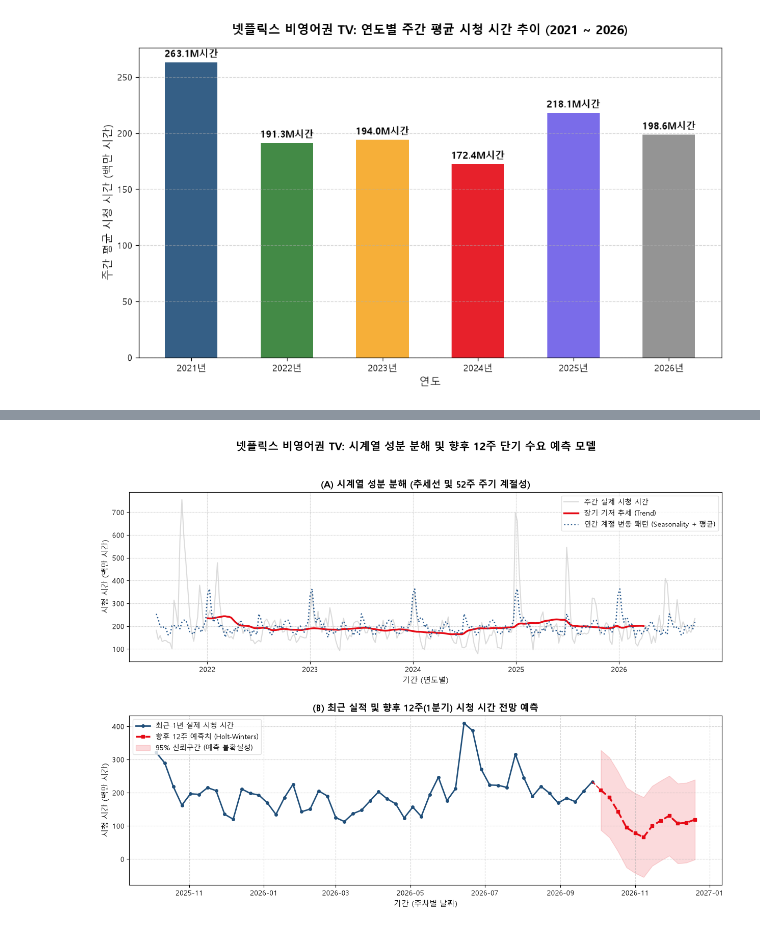
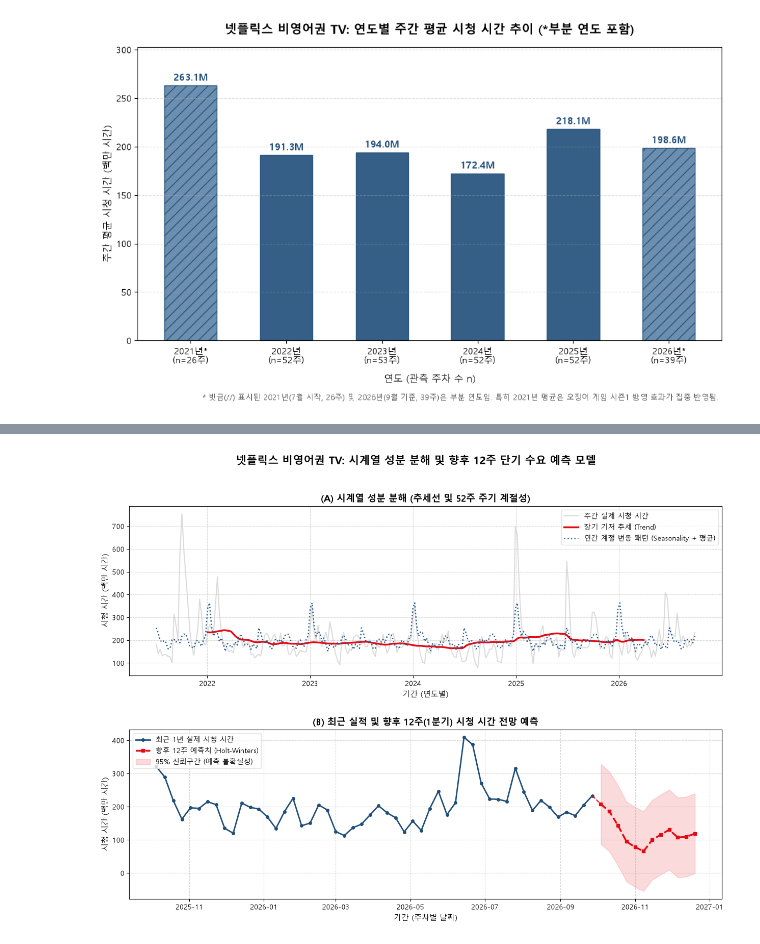
Before and after one commit to love4xox/netflix-content-lifecycle, a Jupyter notebook: notebooks/04_report_visualization.ipynb, the cells around one changed output, grey strips where cells are left out. Cells and saved outputs as stored; diff of their text form; code cells hidden in the pictures.

```diff
--- a/notebooks/04_report_visualization.ipynb
+++ b/notebooks/04_report_visualization.ipynb
@@ -188,47 +222,93 @@ print(f"3x2 종합 6종 대시보드 생성 및 저장 완료 -> {dashboard_path
 # %%
 import matplotlib.pyplot as plt
 import pandas as pd
 import warnings
 warnings.filterwarnings('ignore')
 
 # ---------------------------------------------------------
 # [한글 폰트 설정] 맑은 고딕 및 마이너스 부호 깨짐 방지
 # ---------------------------------------------------------
 plt.rcParams['font.family'] = 'Malgun Gothic'
 plt.rcParams['axes.unicode_minus'] = False
 
 # 1. 데이터 불러오기 및 연도별 집계
 weekly_macro = pd.read_csv('../data/processed/01_weekly_macro_series.csv')
 weekly_macro['week'] = pd.to_datetime(weekly_macro['week'])
 weekly_macro['year'] = weekly_macro['week'].dt.year
 
-yearly_stats = weekly_macro.groupby('year')['weekly_hours_viewed'].mean() / 1e6
+yearly_agg = weekly_macro.groupby('year').agg(
+    mean_hours=('weekly_hours_viewed', 'mean'),
+    week_count=('week', 'count')
+).reset_index()
+
+yearly_agg['year'] = yearly_agg['year'].astype(int)
+yearly_agg['week_count'] = yearly_agg['week_count'].astype(int)
+yearly_agg['mean_hours_m'] = yearly_agg['mean_hours'] / 1e6
+
+# 라벨 생성
+def make_year_label(row):
+    y = int(row['year'])
+    w = int(row['week_count'])
+    is_partial = "*" if y in [2021, 2026] else ""
+    return f"{y}년{is_partial}\n(n={w}주)"
+
+year_labels = yearly_agg.apply(make_year_label, axis=1).tolist()
+
+# [개선 1] 부분 연도(2021, 2026)와 완전 연도(2022~2025) 시각적 분리 (색상 + 빗금 해칭)
+bar_colors = ['#5C82A6' if y in [2021, 2026] else '#1F4E79' for y in yearly_agg['year']]
+bar_hatches = ['//' if y in [2021, 2026] else '' for y in yearly_agg['year']]
 
 # 2. 막대 그래프 시각화
-plt.figure(figsize=(10, 6))
+fig, ax = plt.subplots(figsize=(10, 6.2))
 
-years = [f"{y}년" for y in yearly_stats.index]
-palette_bar = ['#1F4E79', '#2E7D32', '#F5A623', '#E50914', '#6C5CE7', '#888888']
-bars = plt.bar(years, yearly_stats.values, color=palette_bar[:len(years)], width=0.55, alpha=0.9)
+bars = ax.bar(
+    year_labels,
+    yearly_agg['mean_hours_m'],
+    color=bar_colors,
+    hatch=bar_hatches,
+    edgecolor='#1F4E79',
+    width=0.55,
+    alpha=0.9
+)
 
-plt.title('넷플릭스 비영어권 TV: 연도별 주간 평균 시청 시간 추이 (2021 ~ 2026)', fontsize=14, fontweight='bold', pad=15)
-plt.xlabel('연도', fontsize=12)
-plt.ylabel('주간 평균 시청 시간 (백만 시간)', fontsize=12)
-plt.grid(True, linestyle='--', alpha=0.5, axis='y')
+ax.set_title('넷플릭스 비영어권 TV: 연도별 주간 평균 시청 시간 추이 (*부분 연도 포함)', fontsize=14, fontweight='bold', pad=15)
+ax.set_xlabel('연도 (관측 주차 수 n)', fontsize=11, labelpad=10)
+ax.set_ylabel('주간 평균 시청 시간 (백만 시간)', fontsize=11)
+ax.grid(True, linestyle='--', alpha=0.4, axis='y')
+ax.set_ylim(0, max(yearly_agg['mean_hours_m']) * 1.15)
 
-# 막대 상단 수치 라벨 표시
+# 막대 상단 수치 표기 (단위: 백만 시간)
 for bar in bars:
     height = bar.get_height()
-    plt.text(bar.get_x() + bar.get_width() / 2., height + 3, f'{height:.1f}M시간',
-             ha='center', va='bottom', fontsize=11, fontweight='bold')
+    ax.text(
+        bar.get_x() + bar.get_width() / 2.,
+        height + 3,
+        f'{height:.1f}M',
+        ha='center',
+        va='bottom',
+        fontsize=10.5,
+        fontweight='bold',
+        color='#1F4E79'
+    )
 
-plt.tight_layout()
+# [개선 2] 부분 연도 사유 및 2021년 특이치 배경 주석 보강
+fig.text(
+    0.98, 0.02,
+    '* 빗금(//) 표시된 2021년(7월 시작, 26주) 및 2026년(9월 기준, 39주)은 부분 연도임. 특히 2021년 평균은 오징어 게임 시즌1 방영 효과가 집중 반영됨.',
+    ha='right',
+    va='bottom',
+    fontsize=8.5,
+    color='#666666',
+    style='italic'
+)
 
-# 3. 이미지 저장
+plt.tight_layout(rect=[0, 0.04, 1, 1])
+
+# 3. 이미지 저장 및 출력
 save_path_bar = '../images/05_annual_trend_bar.png'
-plt.savefig(save_path_bar, dpi=300, bbox_inches='tight')
+plt.savefig(save_path_bar, dpi=300)
 plt.show()
 
-print(f"연도별 추이 그래프 저장 완료 -> {save_path_bar}")
+print(f"차트 5 연도별 추이 그래프 저장 완료 -> {save_path_bar}")
 # %% [output]
-[figure, old version]
+[figure, new version]
```
Also changed, not shown: parts of 3 cells of this notebook, 8 other files.
